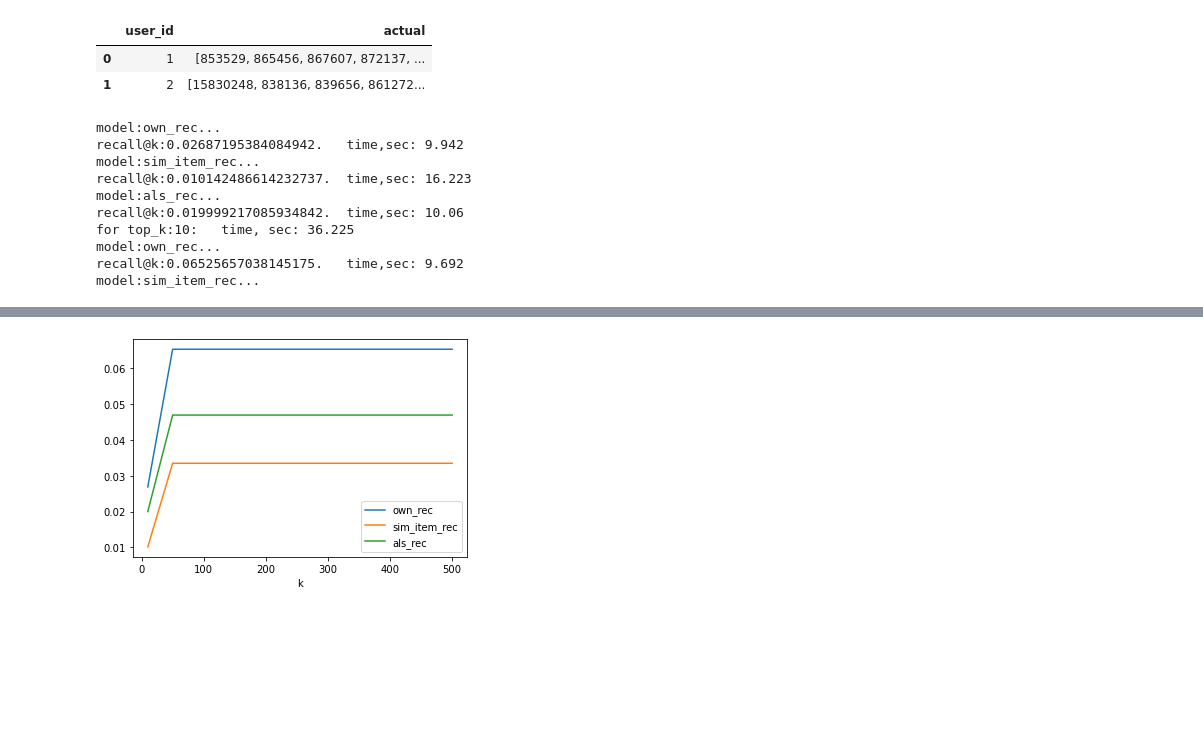
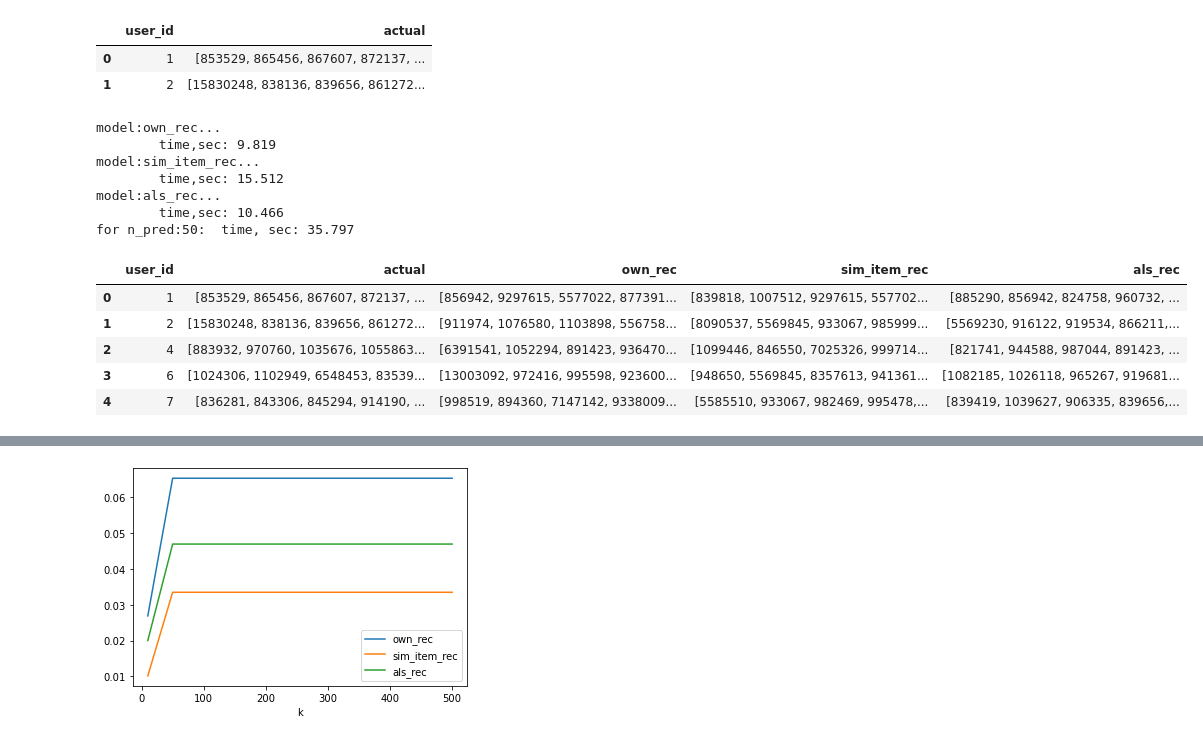
Before and after one commit to SVM71/Rec_sys_homework_10_2021, a Jupyter notebook: Lesson_6/Rec_sys_HW6_Mitin.ipynb, the cells around one changed output, grey strips where cells are left out. Saved outputs shown, nothing was run; the diff lists cells and outputs as text; code cells hidden in the pictures; blank space fills up the shorter version.

```diff
--- a/Lesson_6/Rec_sys_HW6_Mitin.ipynb
+++ b/Lesson_6/Rec_sys_HW6_Mitin.ipynb
@@ -277,31 +280,31 @@ n_p_list = [50]
 # %%
 import time
 
-result_list = list()
+start = time.time()
 
-for n_p in n_p_list:
-    for k in k_list:
-        start = time.time()
-        lst_el = {'k':k, 'n_pred':n_p}
-        for p in nm_model_pairs:
-            rec_st = time.time()
-            print(f'model:{p[0]}...')
-            lst_el[p[0]] = user_add_recomns_4_model( \
-                result_eval_matcher, result_col_name=p[0], recommend_model=p[1], top_k=k, n_pred=n_p )
-            rec_end = time.time()
-            print(f'recall@k:{lst_el[p[0]]}.\ttime,sec: { round( rec_end - rec_st, 3) }')
-        result_list.append(lst_el)
-        end = time.time()
-        print(f'for top_k:{k}:\ttime, sec: { round( end - start, 3) }')
-result_list
+for nm, mdl in nm_model_pairs:
+    rec_st = time.time()
+    print(f'model:{nm}...')
+    user_add_recomns_4_model( \
+                result_eval_matcher, result_col_name=nm, recommend_model=mdl, n_pred=50 )
+    rec_end = time.time()
+    print(f'\ttime,sec: { round( rec_end - rec_st, 3) }')
+end = time.time()
+print(f'for n_pred:{50}:\ttime, sec: { round( end - start, 3) }')
 # %% [output]
 model:own_rec...
-recall@k:0.02687195384084942.   time,sec: 9.942
+        time,sec: 9.819
 model:sim_item_rec...
-recall@k:0.010142486614232737.  time,sec: 16.223
+        time,sec: 15.512
 model:als_rec...
-recall@k:0.019999217085934842.  time,sec: 10.06
-for top_k:10:   time, sec: 36.225
-model:own_rec...
-recall@k:0.06525657038145175.   time,sec: 9.692
-model:sim_item_rec...
+        time,sec: 10.466
+for n_pred:50:  time, sec: 35.797
+# %%
+result_eval_matcher.head(5)
+# %% [output]
+|  | user_id | actual | own_rec | sim_item_rec | als_rec |
+| 0 | 1 | [853529, 865456, 867607, 872137, ... | [856942, 9297615, 5577022, 877391... | [839818, 1007512, 9297615, 557702... | [885290, 856942, 824758, 960732, ... |
+| 1 | 2 | [15830248, 838136, 839656, 861272... | [911974, 1076580, 1103898, 556758... | [8090537, 5569845, 933067, 985999... | [5569230, 916122, 919534, 866211,... |
+| 2 | 4 | [883932, 970760, 1035676, 1055863... | [6391541, 1052294, 891423, 936470... | [1099446, 846550, 7025326, 999714... | [821741, 944588, 987044, 891423, ... |
+| 3 | 6 | [1024306, 1102949, 6548453, 83539... | [13003092, 972416, 995598, 923600... | [948650, 5569845, 8357613, 941361... | [1082185, 1026118, 965267, 919681... |
+| 4 | 7 | [836281, 843306, 845294, 914190, ... | [998519, 894360, 7147142, 9338009... | [5585510, 933067, 982469, 995478,... | [839419, 1039627, 906335, 839656,... |
```
Also changed, not shown: parts of 4 cells of this notebook.
